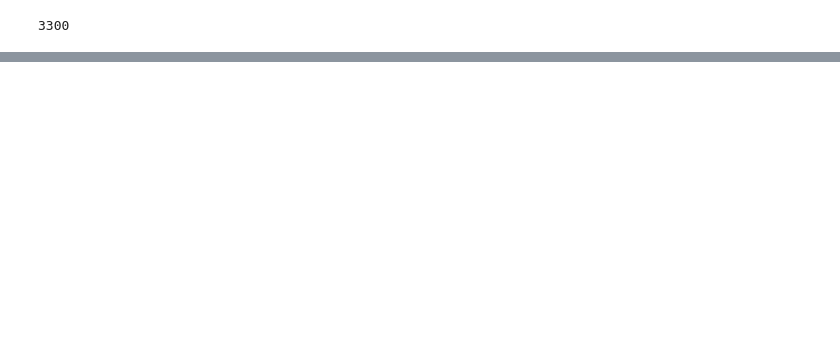
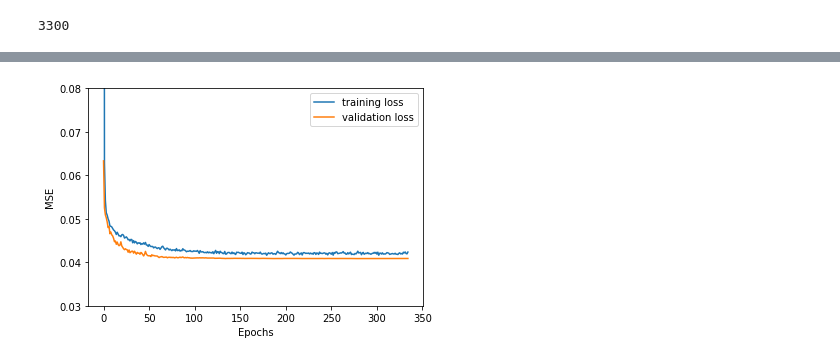
Before and after one commit to Siljekka/GrasshopperMeshAI, a Jupyter notebook: MeshPoints/MachineLearning/nn2_direct.ipynb, the cells around one changed output, grey strips where cells are left out. Drawn from its saved outputs; the diff is of its cells as text; code cells hidden in the pictures; blank space fills up the shorter version.

Commit message:
Direct prediction model

```diff
--- a/MeshPoints/MachineLearning/nn2_direct.ipynb
+++ b/MeshPoints/MachineLearning/nn2_direct.ipynb
@@ -32,18 +32,18 @@ import tensorflow as tf
 from tensorflow.keras import layers
 
 model_path = "model/direct-internal-nodes-correct"
-BATCH_SIZE = 512
-EPOCHS = 500
+BATCH_SIZE = 64
+EPOCHS = 1000
 
 def model_setup():
     model = tf.keras.Sequential([
         tf.keras.Input(shape=(12,)),
         layers.BatchNormalization(),
 
-        layers.Dense(24, activation='relu'),
+        layers.Dense(12, activation='relu'),
         layers.BatchNormalization(),
 
-        layers.Dense(24, activation='relu'),
+        layers.Dense(12, activation='relu'),
         layers.BatchNormalization(),
 
         layers.Dense(4),
@@ -55,7 +55,8 @@ model = model_setup()
 model.summary()
 
 decay_steps= 10_000
-lr_schedule = tf.keras.optimizers.schedules.ExponentialDecay(1e-1, decay_steps, 1e-3)
+lr_schedule = tf.keras.optimizers.schedules.ExponentialDecay(1e-2, decay_steps, 1e-4)
+
 
 model.compile(loss=tf.losses.MeanSquaredError(),
               optimizer=tf.optimizers.Adam(
@@ -63,14 +64,15 @@ model.compile(loss=tf.losses.MeanSquaredError(),
               ),
               )
 
-checkpoint = tf.keras.callbacks.ModelCheckpoint(model_path, monitor='loss', verbose=0, save_best_only=True, mode='min')
+checkpoint = tf.keras.callbacks.ModelCheckpoint(model_path, monitor='val_loss', verbose=0, save_best_only=True, mode='min')
+early_stopping = tf.keras.callbacks.EarlyStopping(monitor='val_loss', mode='min', patience=EPOCHS//5, min_delta=0.0001)
 history = model.fit(train_features,
                     train_labels,
                     epochs=EPOCHS,
                     batch_size=BATCH_SIZE,
                     validation_split=0.18,
                     verbose=2,
-                    callbacks=[checkpoint],
+                    callbacks=[checkpoint, early_stopping],
                     )
 
 # ======================
@@ -85,12 +105,17 @@ print('Training data loss: %.3f, Test data loss: %.3f' %
 # %%
 # ======================
 #       PLOTTING
 # ======================
 import matplotlib.pyplot as plt
 plt.plot(history.history['loss'], label='training loss')
 plt.plot(history.history['val_loss'], label='validation loss')
 plt.legend()
+plt.xlabel("Epochs")
+plt.ylabel("MSE")
+plt.ylim((0.03, 0.08))
 plt.show()
+# %% [output]
+[figure, added]
 # %%
 import pre_processing as pp
 import matplotlib.pyplot as plt
```
Also changed, not shown: parts of 2 cells of this notebook, 3 other files.
